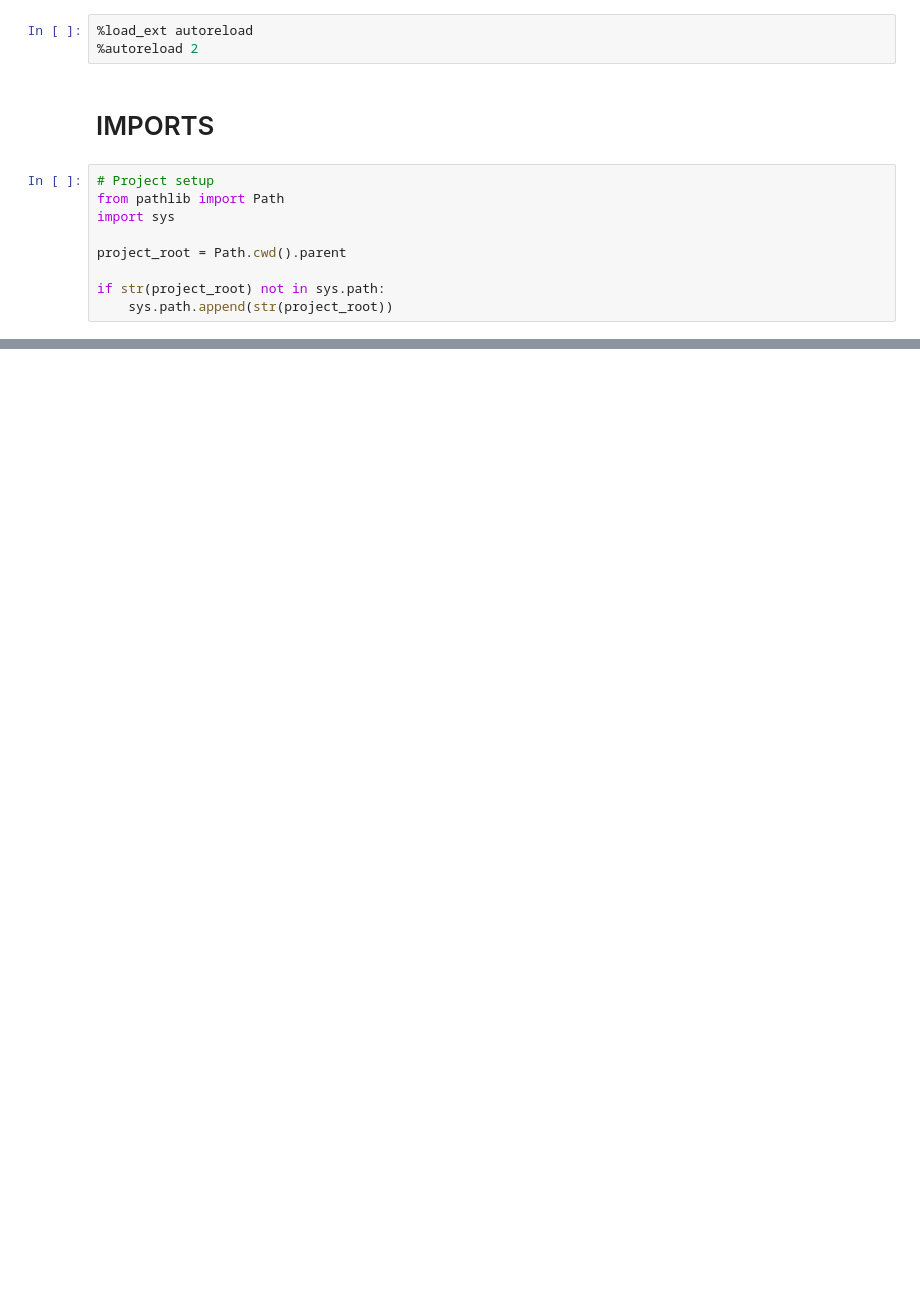
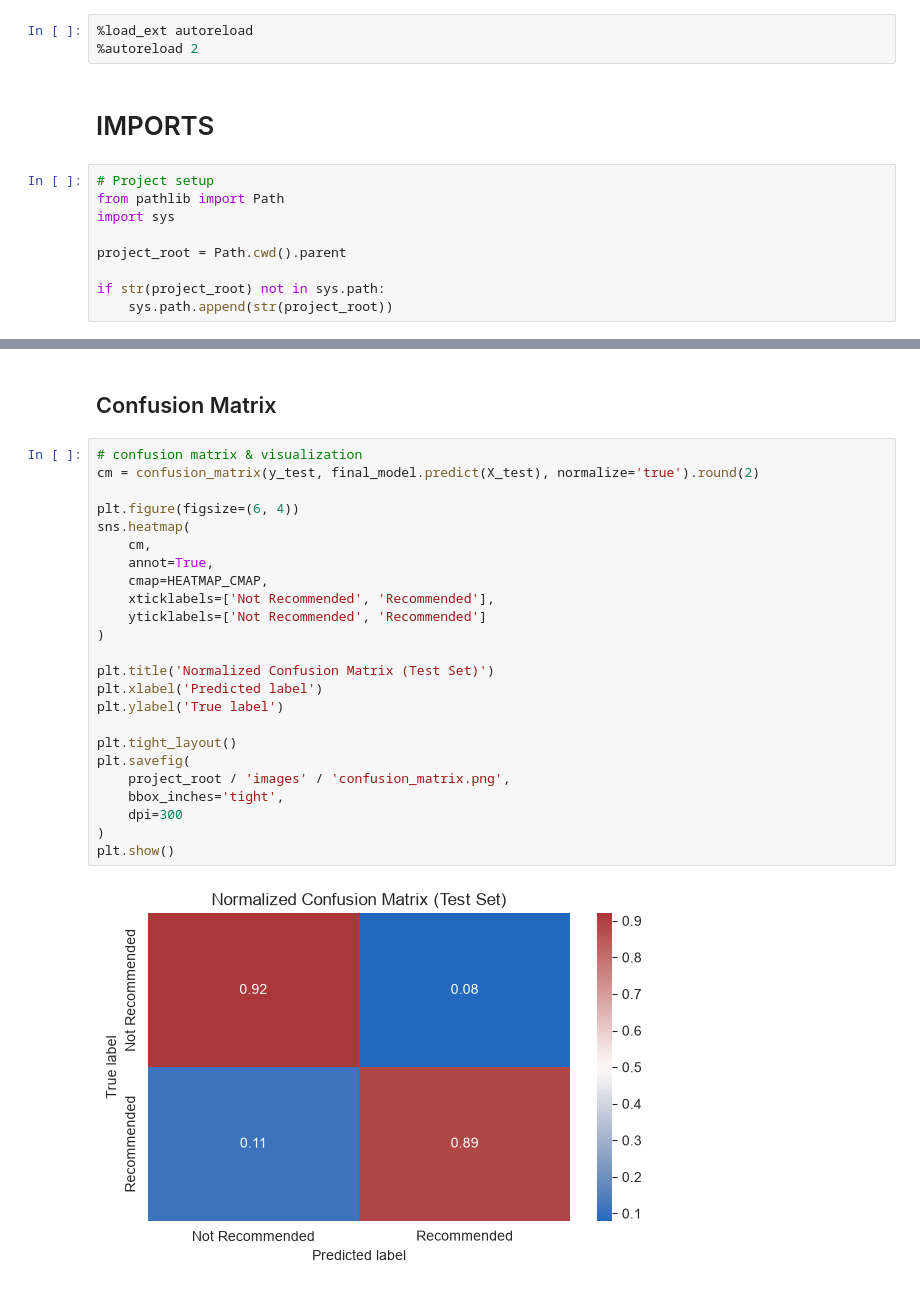
Before and after one commit to tanyadlogush/Predicting_Airline_Recommendations, a Jupyter notebook: notebooks/04_models.ipynb, the cells around one changed output, grey strips where cells are left out. Drawn from its saved outputs; the diff is of its cells as text; blank space fills up the shorter version.

```diff
--- a/notebooks/04_models.ipynb
+++ b/notebooks/04_models.ipynb
@@ -101,0 +420,28 @@ train_df, val_df = train_test_split(
+# %% [markdown]
+## Confusion Matrix
+# %%
+# confusion matrix & visualization
+cm = confusion_matrix(y_test, final_model.predict(X_test), normalize='true').round(2)
+
+plt.figure(figsize=(6, 4))
+sns.heatmap(
+    cm,
+    annot=True,
+    cmap=HEATMAP_CMAP,
+    xticklabels=['Not Recommended', 'Recommended'],
+    yticklabels=['Not Recommended', 'Recommended']
+)
+
+plt.title('Normalized Confusion Matrix (Test Set)')
+plt.xlabel('Predicted label')
+plt.ylabel('True label')
+
+plt.tight_layout()
+plt.savefig(
+    project_root / 'images' / 'confusion_matrix.png',
+    bbox_inches='tight',
+    dpi=300
+)
+plt.show()
+# %% [output]
+[figure, added]
```
Also changed, not shown: parts of 69 cells of this notebook, 15 other files.
